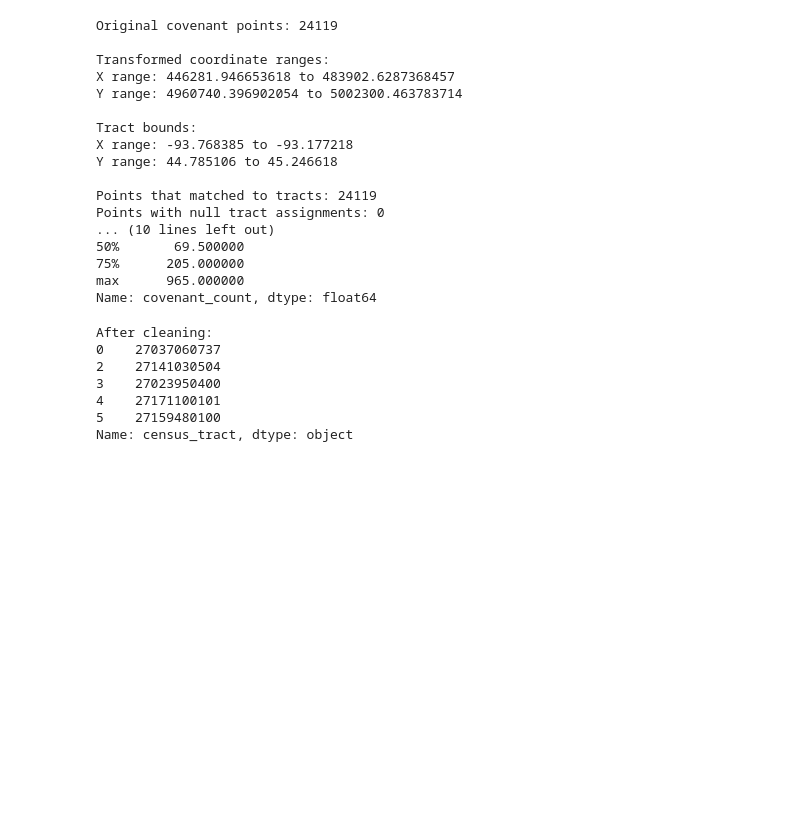
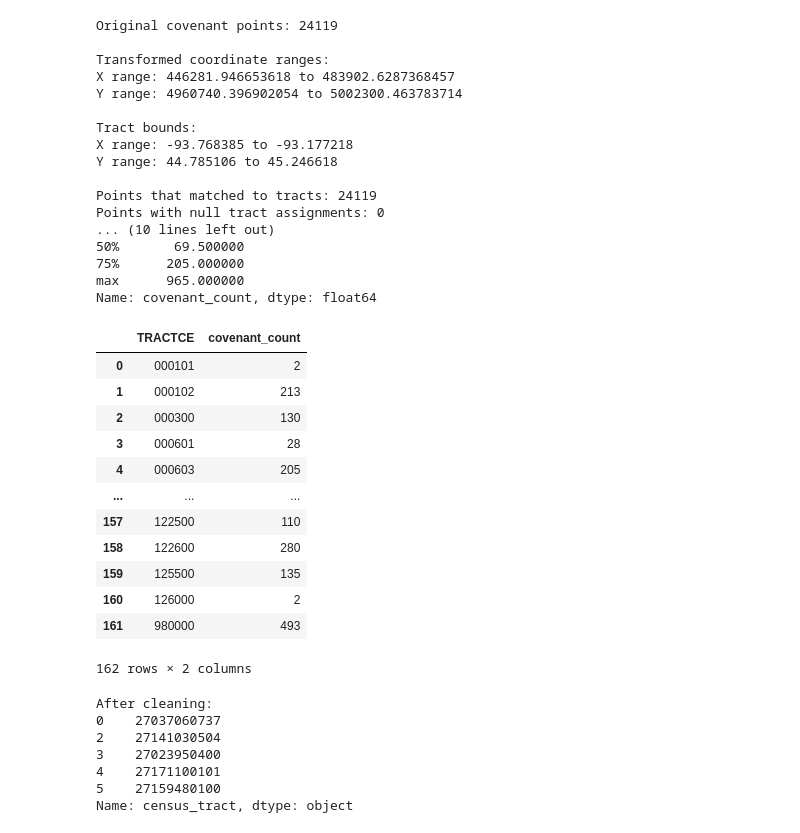
Before and after one commit to chance-roberts/DATA6550-Housing-Bias, a Jupyter notebook: Code/hennepin_housing-data-student-notebook.ipynb, the cells around one changed output. Cells and saved outputs as stored; diff of their text form; code cells hidden in the pictures; blank space fills up the shorter version.

```diff
--- a/Code/hennepin_housing-data-student-notebook.ipynb
+++ b/Code/hennepin_housing-data-student-notebook.ipynb
@@ -406,7 +406,7 @@ print("\nPoints that matched to tracts:", len(covenants_with_tracts))
 print("Points with null tract assignments:", covenants_with_tracts['TRACTCE'].isna().sum())
 
 # Count covenants per tract
-covenants_per_tract = covenants_with_tracts.dropna(subset=['TRACTCE']).groupby('TRACTCE').size().reset_index(name='covenant_count')
+covenants_per_tract = covenants_with_tracts.dropna(subset=['TRACTCE']).groupby(['TRACTCE']).size().reset_index(name='covenant_count')
 
 print("\nTract Summary:")
 print("Number of tracts with covenants:", len(covenants_per_tract))
@@ -431,6 +431,22 @@ Points with null tract assignments: 0
 75%      205.000000
 max      965.000000
 Name: covenant_count, dtype: float64
+# %%
+covenants_per_tract
+# %% [output]
+|  | TRACTCE | covenant_count |
+| 0 | 000101 | 2 |
+| 1 | 000102 | 213 |
+| 2 | 000300 | 130 |
+| 3 | 000601 | 28 |
+| 4 | 000603 | 205 |
+| ... | ... | ... |
+| 157 | 122500 | 110 |
+| 158 | 122600 | 280 |
+| 159 | 125500 | 135 |
+| 160 | 126000 | 2 |
+| 161 | 980000 | 493 |
+162 rows × 2 columns
 # %%
 def format_census_tract(value):
     try:
```
Also changed, not shown: parts of 3 cells of this notebook, 5 other files.
